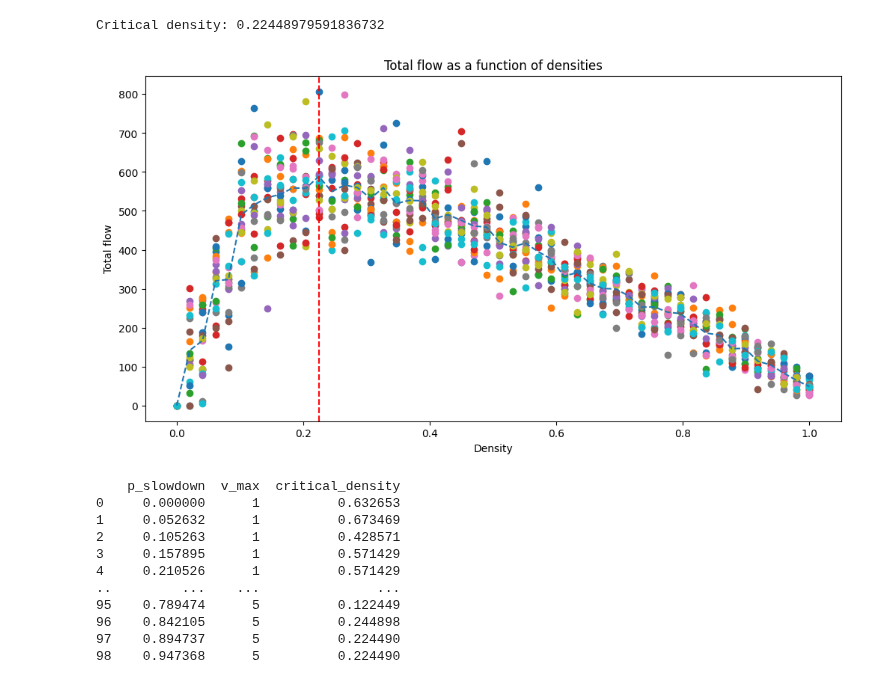
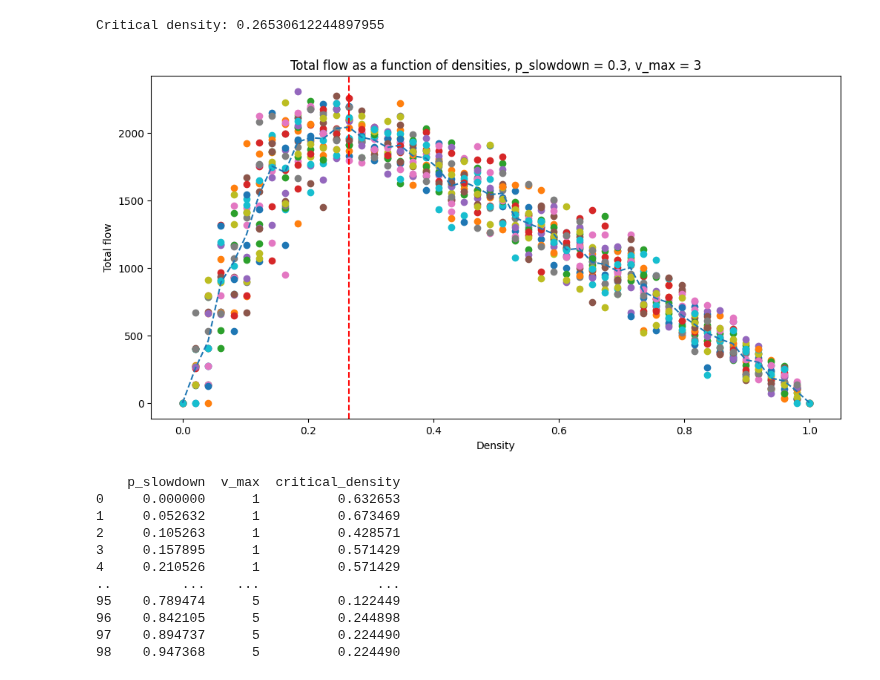
Before and after one commit to ThomasTenDamme/CSS-Group1, a Jupyter notebook: nb.ipynb, the cells around one changed output. Drawn from its saved outputs; the diff is of its cells as text; code cells hidden in the pictures.

```diff
--- a/nb.ipynb
+++ b/nb.ipynb
@@ -222,42 +219,42 @@ p = np.linspace(0.0, 1, 50)
 L = 100
 T = int(L / 2)
 n = 20
-p_slowdown = 0.8
+p_slowdown = 0.3
 v_max = 3
 
 total_flows_per_density = dict()
 average_flows_per_density = dict()
 
 for density in p:
     lifespan_counter, jam_size_counter, evolutions = run_model_stochastic(density, L, T, n, v_max=v_max, p_slowdown = p_slowdown, return_evolutions=True)
 
 
     total_flows = [calculate_flow_nasch(evolution) for evolution in evolutions]
     average_flows = [flow / float(T) for flow in total_flows]
 
     total_flows_per_density[density] = total_flows
     average_flows_per_density[density] = average_flows
 
 # Find critical point: the density for which the total flow average is maximum
 mean_total_flow_per_density = {density: np.mean(flows) for density, flows in total_flows_per_density.items()}
 critical_density = max(mean_total_flow_per_density, key=mean_total_flow_per_density.get)
 print(f"Critical density: {critical_density}")
 
 # plot total flow as a function of densities
 plt.figure(figsize=(12,6))
 plt.title(f'Total flow as a function of densities, p_slowdown = {p_slowdown}, v_max = {v_max}')
 plt.plot(total_flows_per_density.keys(), total_flows_per_density.values(), 'o')
 plt.plot(total_flows_per_density.keys(), [np.mean(flows) for flows in total_flows_per_density.values()], '--')
 
 # Add a vertical line at the critical density
 plt.axvline(x=critical_density, color='red', linestyle='--')
 
 plt.xlabel('Density')
 plt.ylabel('Total flow')
 plt.show()
 # %% [output]
-Critical density: 0.22448979591836732
+Critical density: 0.26530612244897955
-[figure, old version]
+[figure, new version]
 # %%
 import pandas as pd
 importlib.reload(modules)
```
Also changed, not shown: parts of 7 cells of this notebook.
